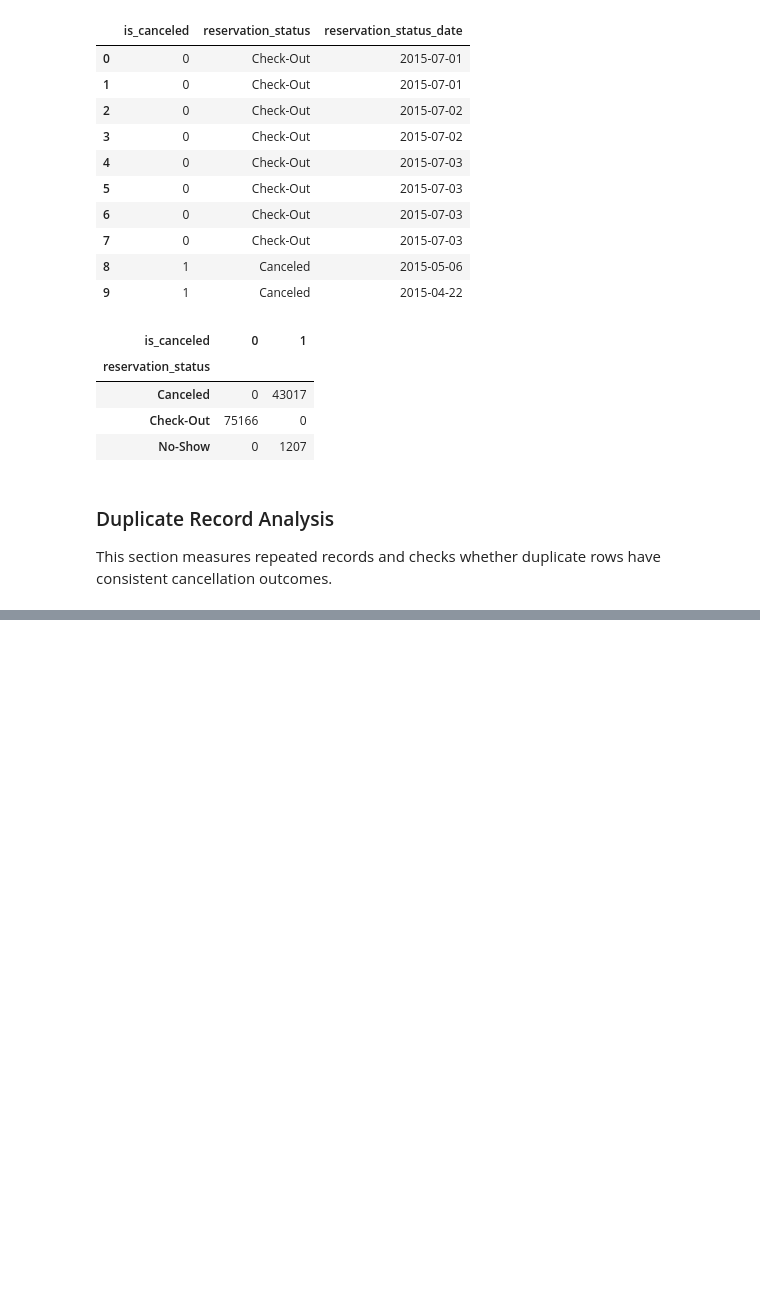
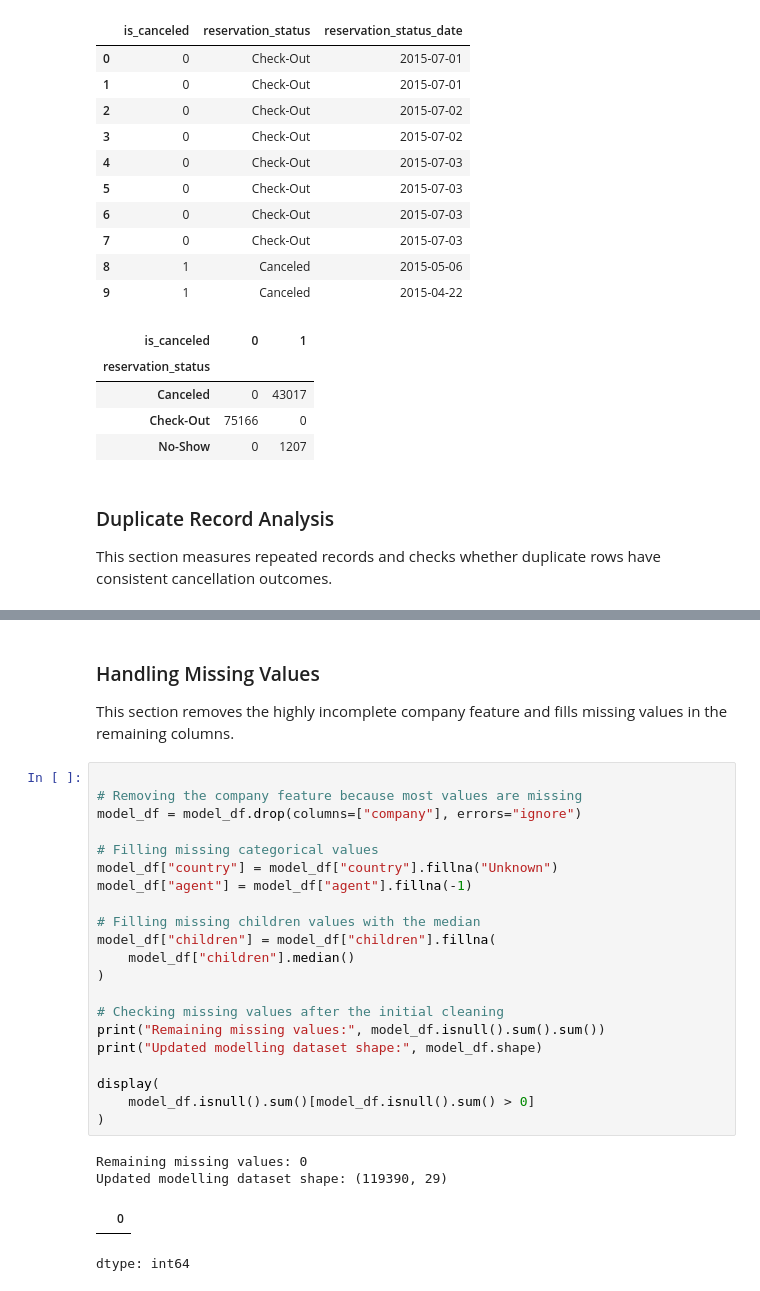
Before and after one commit to Battsengel2026124/ST_ML_C3_Hotel_Booking, a Jupyter notebook: Hotel_Booking_CA_3.ipynb, the cells around one changed output, grey strips where cells are left out. Saved outputs shown, nothing was run; the diff lists cells and outputs as text; blank space fills up the shorter version.

```diff
--- a/Hotel_Booking_CA_3.ipynb
+++ b/Hotel_Booking_CA_3.ipynb
@@ -706,0 +771,30 @@ This section measures repeated records and checks whether duplicate rows have co
+# %% [markdown]
+
+### Handling Missing Values
+This section removes the highly incomplete company feature and fills missing values in the remaining columns.
+# %%
+
+# Removing the company feature because most values are missing
+model_df = model_df.drop(columns=["company"], errors="ignore")
+
+# Filling missing categorical values
+model_df["country"] = model_df["country"].fillna("Unknown")
+model_df["agent"] = model_df["agent"].fillna(-1)
+
+# Filling missing children values with the median
+model_df["children"] = model_df["children"].fillna(
+    model_df["children"].median()
+)
+
+# Checking missing values after the initial cleaning
+print("Remaining missing values:", model_df.isnull().sum().sum())
+print("Updated modelling dataset shape:", model_df.shape)
+
+display(
+    model_df.isnull().sum()[model_df.isnull().sum() > 0]
+)
+# %% [output]
+Remaining missing values: 0
+Updated modelling dataset shape: (119390, 29)
+|  | 0 |
+dtype: int64
```
Also changed, not shown: parts of 5 cells of this notebook.
